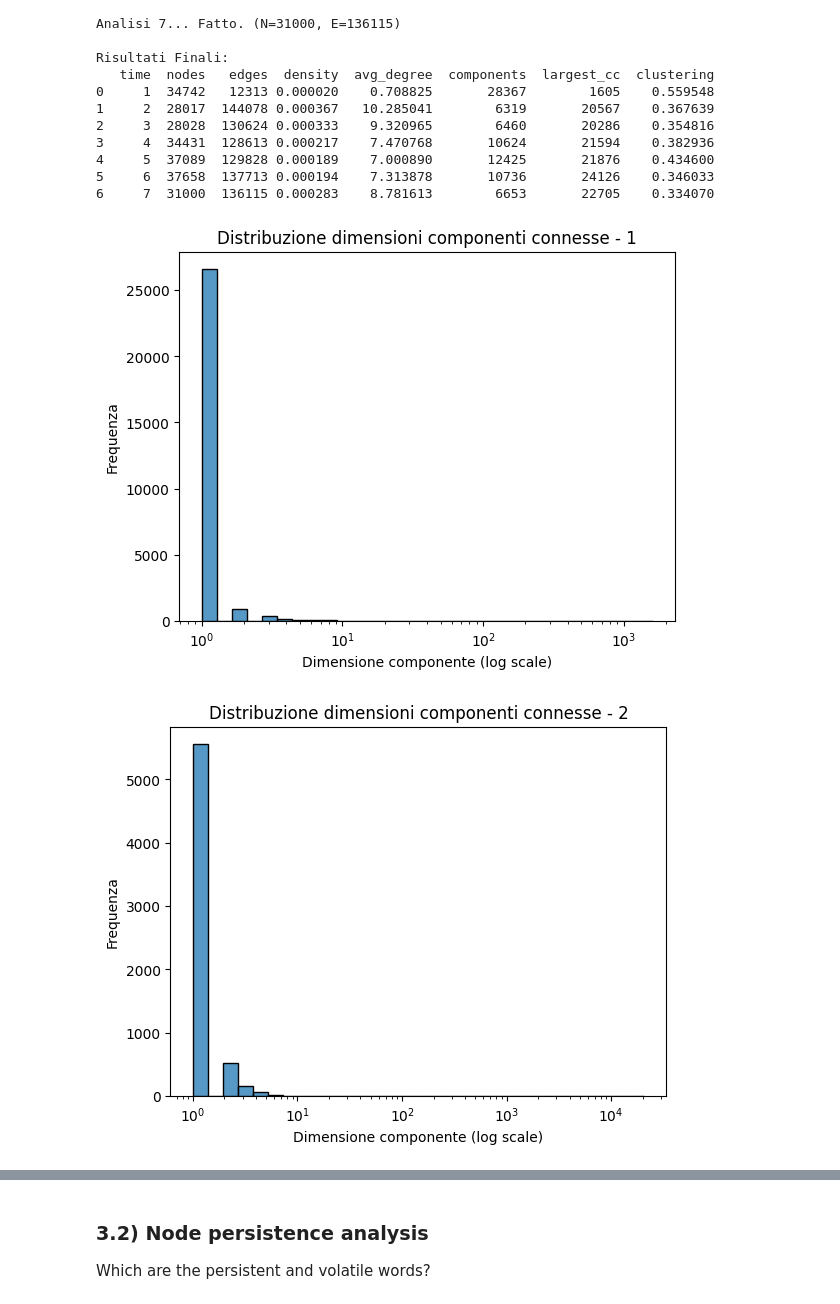
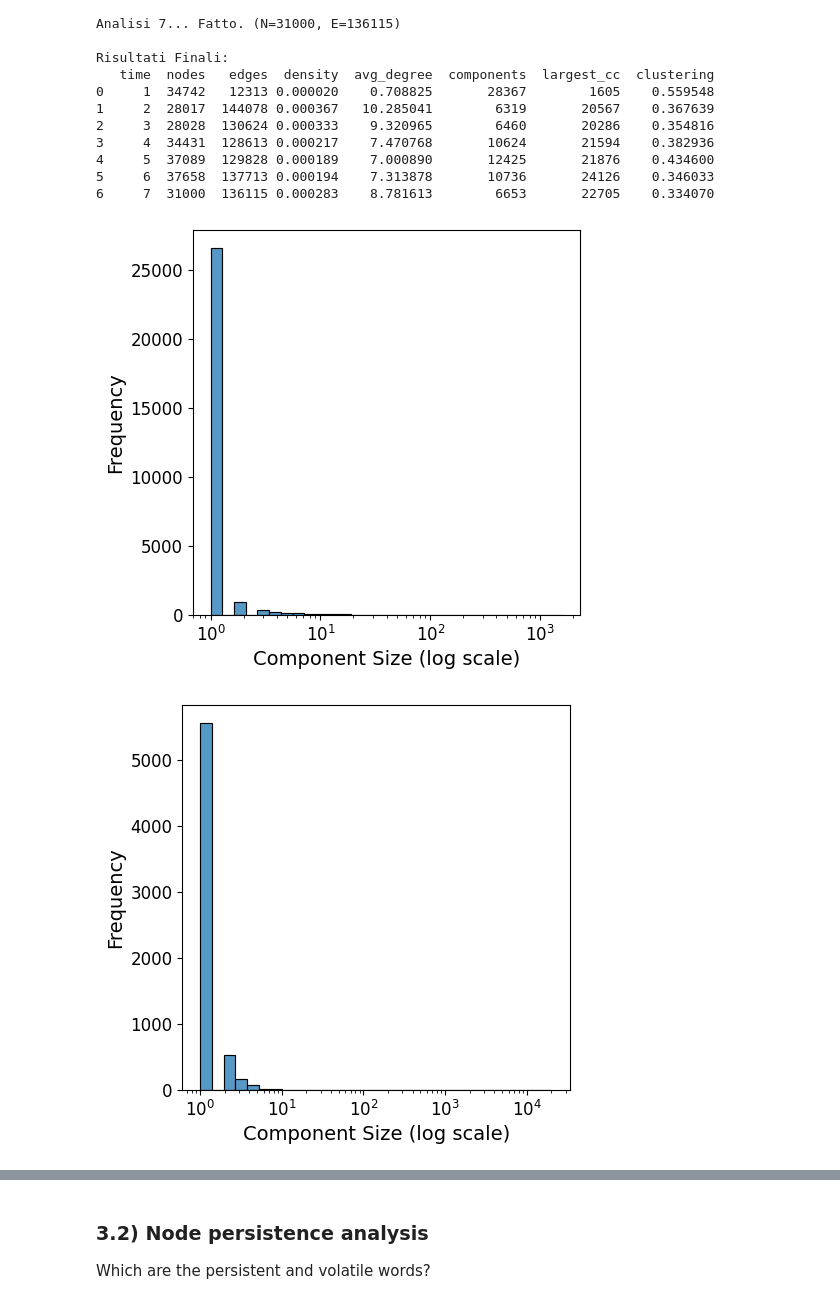
Before and after one commit to ChefBB/acn_project, a Jupyter notebook: dynet/network_creation_backbone.ipynb, the cells around one changed output, grey strips where cells are left out. Drawn from its saved outputs; the diff is of its cells as text; code cells hidden in the pictures.

```diff
--- a/dynet/network_creation_backbone.ipynb
+++ b/dynet/network_creation_backbone.ipynb
@@ -356,35 +356,38 @@ Risultati Finali:
 # %%
 # distribuzione delle dimensioni delle componenti connesse per ogni snapshot
 import seaborn as sns
 import matplotlib.pyplot as plt
 input_dir = Path("networks_backbone")
 files = sorted([f for f in os.listdir(input_dir) if "snap" in f])
 for file in files:
     try:
         year = int(file.split("_")[1].replace("snap", ""))
         G = ig.Graph.Read_Pickle(input_dir / file)
         clusters = G.connected_components(mode="weak")
         sizes = clusters.sizes()
-        # log scale per evidenziare meglio la distribuzione (se ci sono molte componenti piccole e poche grandi)
+        # log scale su per evidenziare meglio la distribuzione (se ci sono molte componenti piccole e poche grandi)
+        plt.figure(figsize=(5, 5))
         sns.histplot(sizes, bins=30, kde=False, log_scale=True)
-        plt.title(f"Distribuzione dimensioni componenti connesse - {year}")
-        plt.xlabel("Dimensione componente (log scale)")
-        plt.ylabel("Frequenza")
+        # plt.title(f"Connected Component Sizes - snapshot {year}", fontsize=16)
+        plt.xlabel("Component Size (log scale)", fontsize=14)
+        plt.xticks(fontsize=12)
+        plt.ylabel("Frequency", fontsize=14)
+        plt.yticks(fontsize=12)
         plt.show()
     except Exception as e:
-        print(f"Errore con {file}: {e}")
+        print(f"Error with {file}: {e}")
 # stampa dimensioni in ordine decrescente per ogni snapshot
 input_dir = Path("networks_backbone")
 for file in files:
     try:
         year = int(file.split("_")[1].replace("snap", ""))
         G = ig.Graph.Read_Pickle(input_dir / file)
         clusters = G.connected_components(mode="weak")
         sizes = clusters.sizes()
         sizes.sort(reverse=True)
         print(f"Componenti connesse - {year}: {sizes}")
     except Exception as e:
         print(f"Errore con {file}: {e}")
 # %% [output]
-[figure, old version]
+[figure, new version]
-[figure, old version]
+[figure, new version]
```
Also changed, not shown: parts of 6 cells of this notebook, 4 other files.
